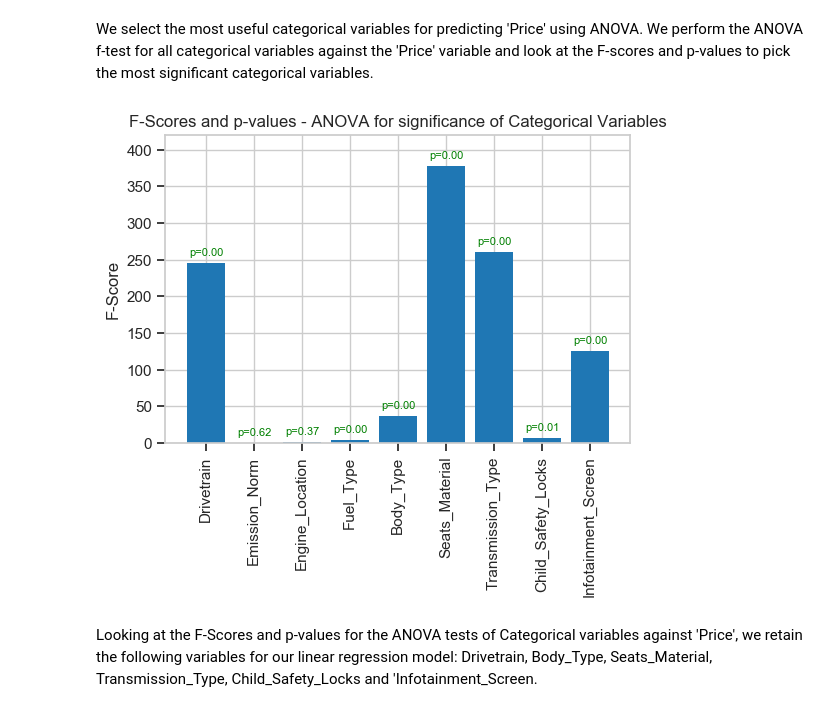
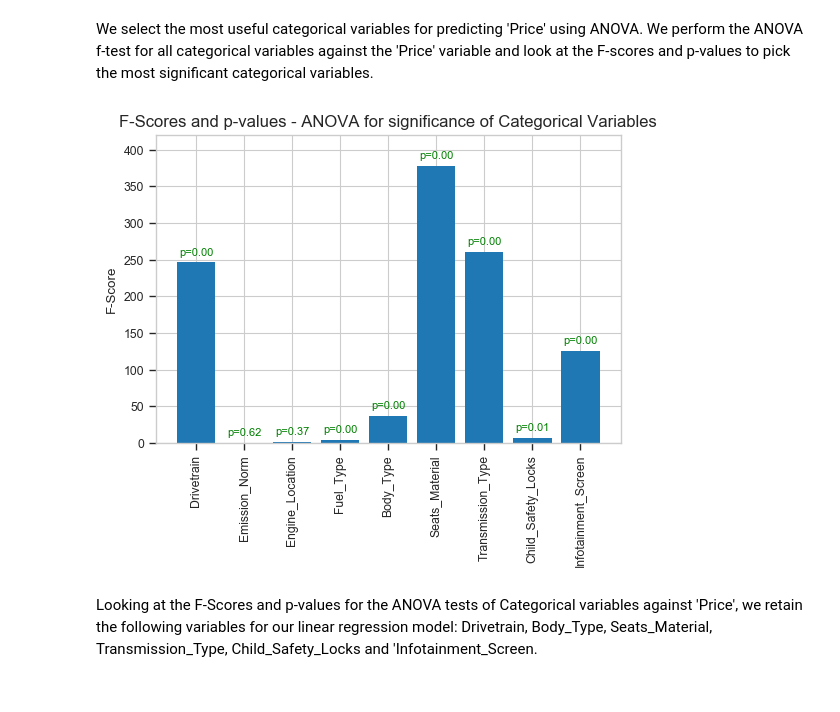
Before and after one commit to abhinavahluwalia/Linear_Regression-Automobile_Price_Prediction_Indian_Market, a Jupyter notebook: Automobile_Price_Prediction.ipynb, the cells around one changed output. Drawn from its saved outputs; the diff is of its cells as text; code cells hidden in the pictures.

```diff
--- a/Automobile_Price_Prediction.ipynb
+++ b/Automobile_Price_Prediction.ipynb
@@ -19,7 +19,7 @@ import pandas as pd
 import matplotlib.pyplot as plt
 import seaborn as sns
 # %%
-df = pd.read_csv('cars_ds_final.csv', index_col=0)
+df = pd.read_csv('data/cars_ds_final.csv', index_col=0)
 # %%
 df.rename(columns={'Ex-Showroom_Price': 'Price'}, inplace=True)
 # %%
@@ -627,3 +624,5 @@ Text(0.5, 0.98, 'Price and Variety of Models in various Car Segments')
+# %%
+sns.set_context('paper')
 # %%
 x = ['Body_Type', 'Drivetrain', 'Transmission_Type', 'Emission_Norm', 'Seats_Material', 'Engine_Location',
      'Infotainment_Screen', 'Child_Safety_Locks']
@@ -813,16 +812,17 @@ fs, p = f_score_matrix(y_train, X_train[:, [train_df.columns.get_loc(feat) for f
 # %%
 # Plotting the F-scores and p-values
 plt.figure(figsize=(6, 4))
 plt.bar(np.arange(len(fs)), fs)
 for i, var in enumerate(cat_vars):
     plt.annotate('p=%.2f'%p[i], (i-0.35, fs[i]+10), color='green', size=8)
 plt.xticks(np.arange(len(fs)), labels=cat_vars, rotation=90)
 plt.ylabel('F-Score')
 plt.title('F-Scores and p-values - ANOVA for significance of Categorical Variables', size=12)
 plt.ylim(0, 420)
+plt.grid('False')
 plt.show()
 # %% [output]
-[figure, old version]
+[figure, new version]
 # %% [markdown]
 Looking at the F-Scores and p-values for the ANOVA tests of Categorical variables against 'Price', we retain the following variables for our linear regression model: Drivetrain, Body_Type, Seats_Material, Transmission_Type, Child_Safety_Locks and 'Infotainment_Screen. <br>
 # %% [markdown]
```
Also changed, not shown: parts of 21 cells of this notebook.
